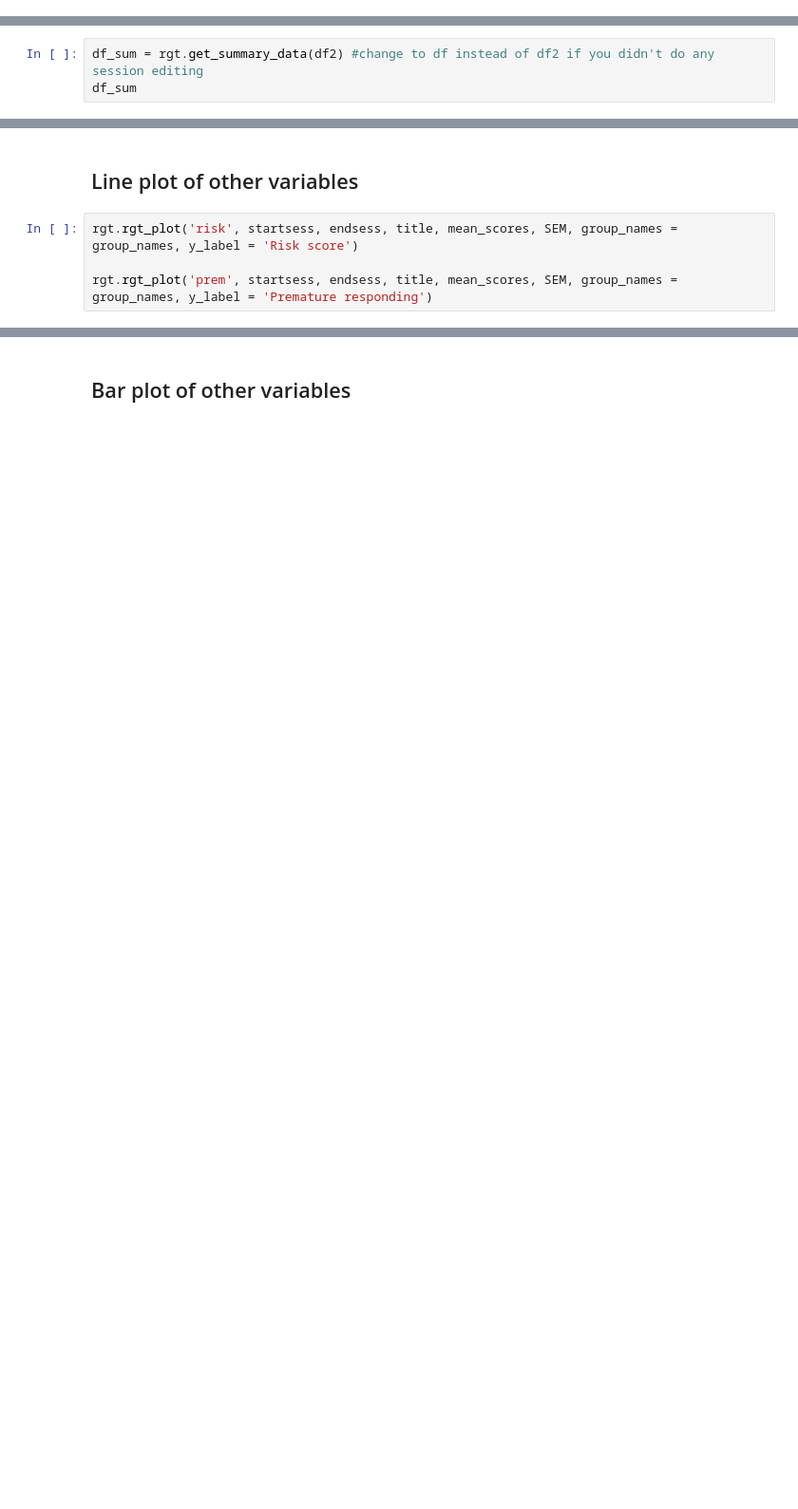
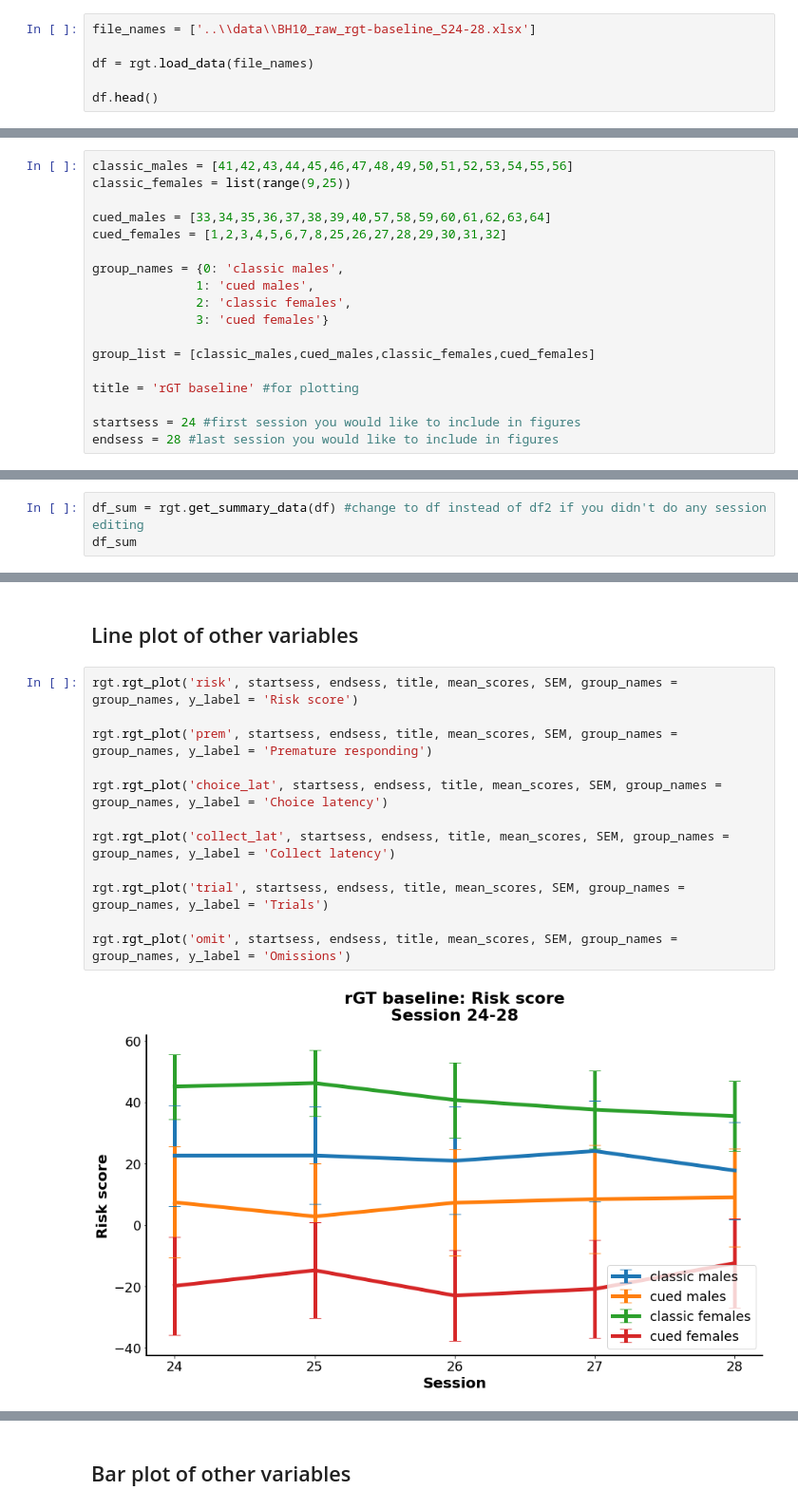
Before and after one commit to deckyblue/sparklyRGT, a Jupyter notebook: sparklyRGT_tutorial/used_templates/BH10_sparklyRGT_template_2.ipynb, the cells around one changed output, grey strips where cells are left out. Shown at 95% size. Saved outputs shown, nothing was run; the diff lists cells and outputs as text; blank space fills up the shorter version.

```diff
--- a/sparklyRGT_tutorial/used_templates/BH10_sparklyRGT_template_2.ipynb
+++ b/sparklyRGT_tutorial/used_templates/BH10_sparklyRGT_template_2.ipynb
@@ -34,0 +35,6 @@ df.head()
+# %%
+file_names = ['..\\data\\BH10_raw_rgt-baseline_S24-28.xlsx']
+
+df = rgt.load_data(file_names)
+
+df.head()
@@ -52,3 +52,21 @@ endsess = 30 #last session you would like to include in figures
+# %%
+classic_males = [41,42,43,44,45,46,47,48,49,50,51,52,53,54,55,56]
+classic_females = list(range(9,25))
+
+cued_males = [33,34,35,36,37,38,39,40,57,58,59,60,61,62,63,64]
+cued_females = [1,2,3,4,5,6,7,8,25,26,27,28,29,30,31,32]
+
+group_names = {0: 'classic males',
+              1: 'cued males',
+              2: 'classic females',
+              3: 'cued females'}
+
+group_list = [classic_males,cued_males,classic_females,cued_females]
+
+title = 'rGT baseline' #for plotting
+
+startsess = 24 #first session you would like to include in figures
+endsess = 28 #last session you would like to include in figures
 # %% [markdown]
 ## Data cleaning
 
@@ -68,5 +122,5 @@ rgt.check_sessions(df2)
 
 ### Calculate variables for each rat
 # %%
-df_sum = rgt.get_summary_data(df2) #change to df instead of df2 if you didn't do any session editing
+df_sum = rgt.get_summary_data(df) #change to df instead of df2 if you didn't do any session editing
 df_sum
@@ -134,4 +283,14 @@ plt.savefig('BH07 Choice S29-30',facecolor = 'white')
 # %%
 rgt.rgt_plot('risk', startsess, endsess, title, mean_scores, SEM, group_names = group_names, y_label = 'Risk score')
 
 rgt.rgt_plot('prem', startsess, endsess, title, mean_scores, SEM, group_names = group_names, y_label = 'Premature responding')
+
+rgt.rgt_plot('choice_lat', startsess, endsess, title, mean_scores, SEM, group_names = group_names, y_label = 'Choice latency')
+
+rgt.rgt_plot('collect_lat', startsess, endsess, title, mean_scores, SEM, group_names = group_names, y_label = 'Collect latency')
+
+rgt.rgt_plot('trial', startsess, endsess, title, mean_scores, SEM, group_names = group_names, y_label = 'Trials')
+
+rgt.rgt_plot('omit', startsess, endsess, title, mean_scores, SEM, group_names = group_names, y_label = 'Omissions')
+# %% [output]
+[figure, added]
```
Also changed, not shown: parts of 31 cells of this notebook, 6 other files.
